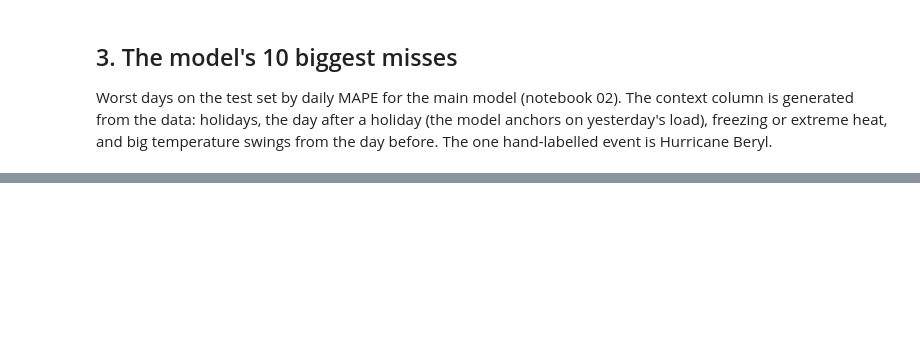
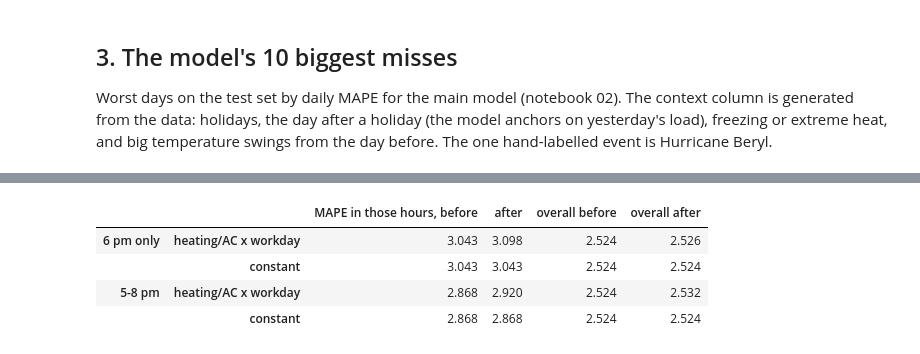
Before and after one commit to Stenberg1/texas-grid-load-analysis, a Jupyter notebook: notebooks/05_drivers_and_misses.ipynb, the cells around one changed output, grey strips where cells are left out. Saved outputs shown, nothing was run; the diff lists cells and outputs as text; code cells hidden in the pictures; blank space fills up the shorter version.

```diff
--- a/notebooks/05_drivers_and_misses.ipynb
+++ b/notebooks/05_drivers_and_misses.ipynb
@@ -240,0 +313,23 @@ See https://pandas.pydata.org/docs/dev/whatsnew/v3.1.0.html#deprecation-inplace
+# %%
+# Apply corrections fit on 2023 to the 2024-25 forecasts
+out = {}
+for hours, hlabel in [([18], "6 pm only"), ([17, 18, 19, 20], "5-8 pm")]:
+    for formula, flabel in [(F6, "heating/AC x workday"), ("resid ~ 1", "constant")]:
+        corrected = test6.pred.copy()
+        for h in hours:
+            fit = smf.ols(formula, val6[val6.local_hour == h]).fit()
+            msk = test6.local_hour == h
+            corrected[msk] += fit.predict(test6[msk])
+        ape = 100 * (test6.demand_mwh - corrected).abs() / test6.demand_mwh
+        sel = test6.local_hour.isin(hours)
+        out[(hlabel, flabel)] = {"MAPE in those hours, before": test6.ape[sel].mean(), "after": ape[sel].mean(),
+                                 "overall before": test6.ape.mean(), "overall after": ape.mean()}
+six_pm = pd.DataFrame(out).T.round(3)
+six_pm.to_csv("data/clean/six_pm_test.csv")
+six_pm
+# %% [output]
+|  |  | MAPE in those hours, before | after | overall before | overall after |
+| 6 pm only | heating/AC x workday | 3.043 | 3.098 | 2.524 | 2.526 |
+|  | constant | 3.043 | 3.043 | 2.524 | 2.524 |
+| 5-8 pm | heating/AC x workday | 2.868 | 2.920 | 2.524 | 2.532 |
+|  | constant | 2.868 | 2.868 | 2.524 | 2.524 |
```
Also changed, not shown: parts of 6 cells of this notebook, 28 other files.
